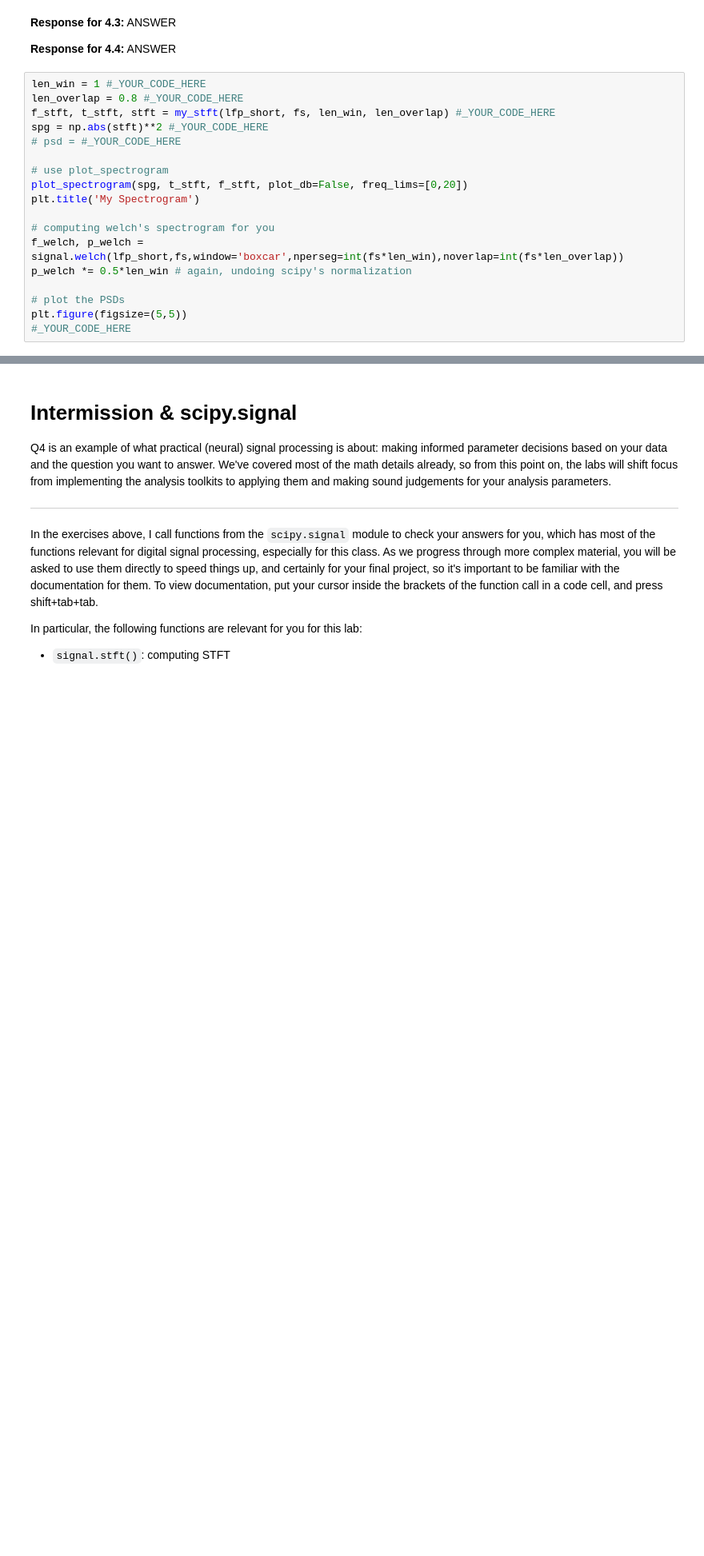
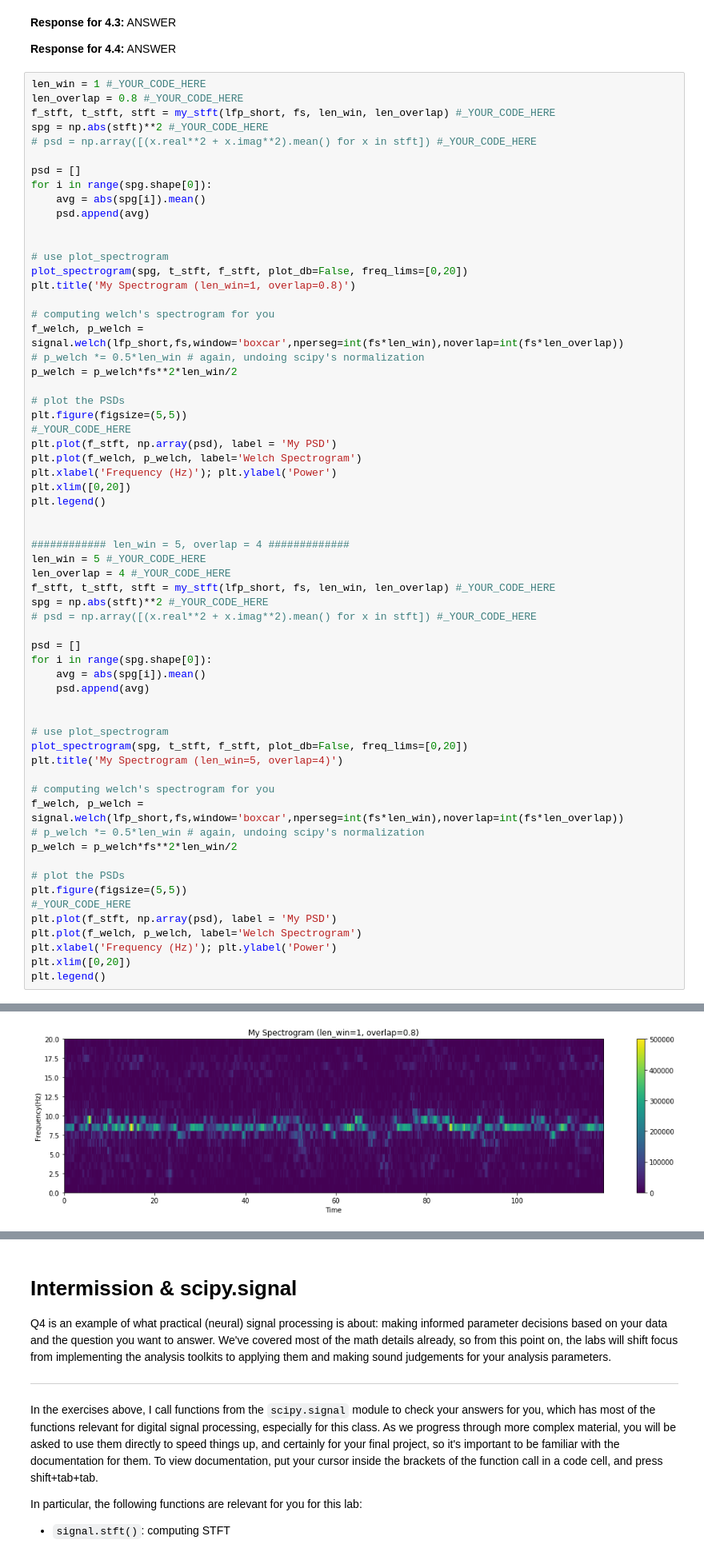
Before and after one commit to ylc020/COGS118C, a Jupyter notebook: Assignments/A3-TimeFrequencyFiltering.ipynb, the cells around one changed output, grey strips where cells are left out. Shown: that part at 80% size. Cells and saved outputs as stored; diff of their text form; blank space fills up the shorter version.

```diff
--- a/Assignments/A3-TimeFrequencyFiltering.ipynb
+++ b/Assignments/A3-TimeFrequencyFiltering.ipynb
@@ -406,17 +409,61 @@ len_win = 1 #_YOUR_CODE_HERE
 len_overlap = 0.8 #_YOUR_CODE_HERE
 f_stft, t_stft, stft = my_stft(lfp_short, fs, len_win, len_overlap) #_YOUR_CODE_HERE
 spg = np.abs(stft)**2 #_YOUR_CODE_HERE
-# psd = #_YOUR_CODE_HERE
+# psd = np.array([(x.real**2 + x.imag**2).mean() for x in stft]) #_YOUR_CODE_HERE
+
+psd = []
+for i in range(spg.shape[0]):
+    avg = abs(spg[i]).mean()
+    psd.append(avg)
+
 
 # use plot_spectrogram
 plot_spectrogram(spg, t_stft, f_stft, plot_db=False, freq_lims=[0,20])
-plt.title('My Spectrogram')
+plt.title('My Spectrogram (len_win=1, overlap=0.8)')
 
 # computing welch's spectrogram for you
 f_welch, p_welch = signal.welch(lfp_short,fs,window='boxcar',nperseg=int(fs*len_win),noverlap=int(fs*len_overlap))
-p_welch *= 0.5*len_win # again, undoing scipy's normalization
+# p_welch *= 0.5*len_win # again, undoing scipy's normalization
+p_welch = p_welch*fs**2*len_win/2
 
 # plot the PSDs
 plt.figure(figsize=(5,5))
 #_YOUR_CODE_HERE
+plt.plot(f_stft, np.array(psd), label = 'My PSD')
+plt.plot(f_welch, p_welch, label='Welch Spectrogram')
+plt.xlabel('Frequency (Hz)'); plt.ylabel('Power')
+plt.xlim([0,20])
+plt.legend()
+
+
+############ len_win = 5, overlap = 4 #############
+len_win = 5 #_YOUR_CODE_HERE
+len_overlap = 4 #_YOUR_CODE_HERE
+f_stft, t_stft, stft = my_stft(lfp_short, fs, len_win, len_overlap) #_YOUR_CODE_HERE
+spg = np.abs(stft)**2 #_YOUR_CODE_HERE
+# psd = np.array([(x.real**2 + x.imag**2).mean() for x in stft]) #_YOUR_CODE_HERE
+
+psd = []
+for i in range(spg.shape[0]):
+    avg = abs(spg[i]).mean()
+    psd.append(avg)
+
+
+# use plot_spectrogram
+plot_spectrogram(spg, t_stft, f_stft, plot_db=False, freq_lims=[0,20])
+plt.title('My Spectrogram (len_win=5, overlap=4)')
+
+# computing welch's spectrogram for you
+f_welch, p_welch = signal.welch(lfp_short,fs,window='boxcar',nperseg=int(fs*len_win),noverlap=int(fs*len_overlap))
+# p_welch *= 0.5*len_win # again, undoing scipy's normalization
+p_welch = p_welch*fs**2*len_win/2
+
+# plot the PSDs
+plt.figure(figsize=(5,5))
+#_YOUR_CODE_HERE
+plt.plot(f_stft, np.array(psd), label = 'My PSD')
+plt.plot(f_welch, p_welch, label='Welch Spectrogram')
+plt.xlabel('Frequency (Hz)'); plt.ylabel('Power')
+plt.xlim([0,20])
+plt.legend()
 # %% [output]
@@ -423,0 +471 @@ IndexError: too many indices for array
+[figure, added]
```
Also changed, not shown: parts of 6 cells of this notebook.
